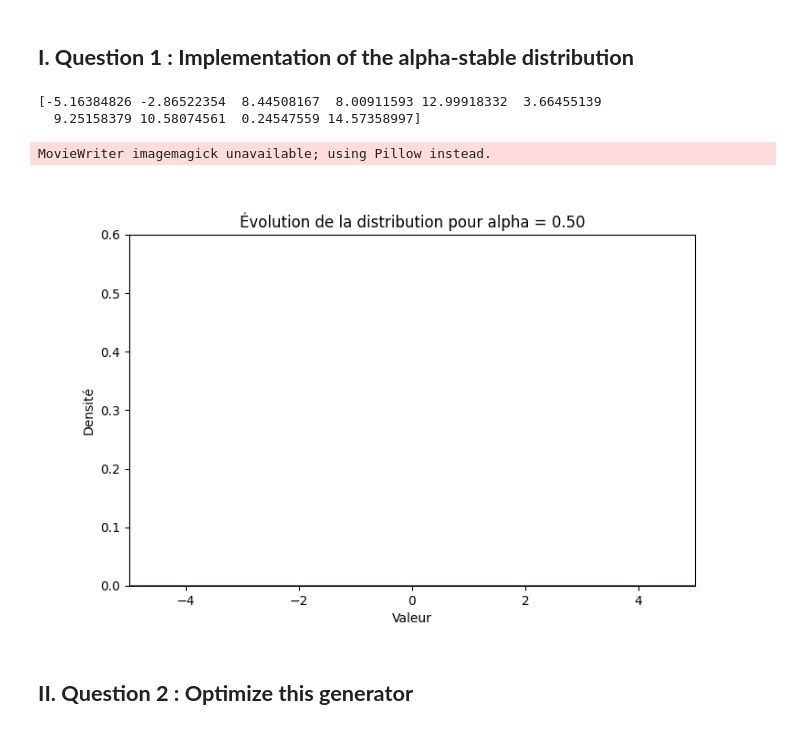
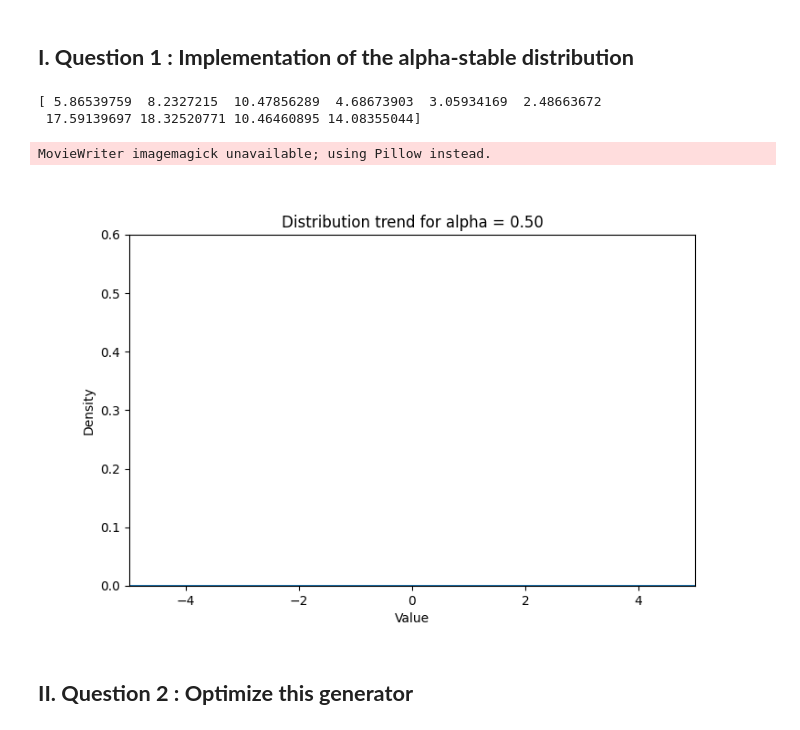
Before and after one commit to Arthurnoo/Monte-Carlo, a Jupyter notebook: main.ipynb, the cells around one changed output. Cells and saved outputs as stored; diff of their text form; code cells hidden in the pictures.

```diff
--- a/main.ipynb
+++ b/main.ipynb
@@ -31,30 +32,26 @@ from scipy.stats.qmc import Sobol, Halton
 # %% [markdown]
 ## **I. Question 1 : Implementation of the alpha-stable distribution**
 # %%
-def generate(n_values, alpha, beta, gamma, delta):
+def generate(n_value, alpha, beta, gamma, delta):
     """
-    Génère des échantillons suivant la loi alpha-stable S(alpha, beta, gamma, delta)
-    à l'aide de la méthode de Chambers-Mallows-Stuck.
+    Generates alpha-stable samples S(alpha, beta, gamma, delta) using the Chambers-Mallows-Stuck method.
 
-    Paramètres :
-    - n_values (int) : nombre de valeurs à générer
-    - alpha (float) ∈ (0, 2] : paramètre de stabilité
-    - beta (float) ∈ [-1, 1] : paramètre d'asymétrie
-    - gamma (float) > 0 : paramètre d’échelle
-    - delta (float) : paramètre de position
-
-    Retour :
-    - np.ndarray de taille n_values avec des réalisations de la loi stable.
+    Parameters :
+    - n_value (int) : number of values to generate
+    - alpha (float) ∈ (0, 2]
+    - beta (float) ∈ [-1, 1]
+    - gamma (float) > 0
+    - delta (float
     """
     if not (0 < alpha <= 2):
-        raise ValueError("alpha doit être dans l'intervalle (0, 2]")
+        raise ValueError("alpha must be in the range (0, 2]")
     if not (-1 <= beta <= 1):
-        raise ValueError("beta doit être dans l'intervalle [-1, 1]")
+        raise ValueError("beta must be in range [-1, 1]")
     if gamma <= 0:
-        raise ValueError("gamma doit être strictement positif")
+        raise ValueError("gamma must be strictly positive")
 
-    u = np.random.uniform(-np.pi/2, np.pi/2, n_values)
-    w = np.random.exponential(scale=1, size=n_values)
+    u = np.random.uniform(-np.pi/2, np.pi/2, n_value)
+    w = np.random.exponential(scale=1, size=n_value)
 
     def S_alpha_beta(alpha, beta):
         return (1 + (beta * np.tan(np.pi * alpha / 2))**2)**(1 / (2 * alpha))
@@ -75,42 +72,42 @@ def generate(n_values, alpha, beta, gamma, delta):
 # %%
 print(generate(10, 1.9, 0.8, 4, 9))
 # %% [output]
-[-5.16384826 -2.86522354  8.44508167  8.00911593 12.99918332  3.66455139
-  9.25158379 10.58074561  0.24547559 14.57358997]
+[ 5.86539759  8.2327215  10.47856289  4.68673903  3.05934169  2.48663672
+ 17.59139697 18.32520771 10.46460895 14.08355044]
 # %%
 # Parameter
 beta = 0
 gamma = 1
 delta = 0
 n_values = 5000
 alpha_values = np.linspace(0.5, 2, 30)  # Continuous evolution of alpha
 
 fig, ax = plt.subplots(figsize=(8, 5))
 
 def update(frame):
     ax.clear()
     alpha = alpha_values[frame]
     samples = generate(n_values, alpha, beta, gamma, delta)
     sns.kdeplot(samples, ax=ax, bw_adjust=1.5)
     ax.set_xlim(-5, 5)
     ax.set_ylim(0, 0.6)
-    ax.set_title(f"Évolution de la distribution pour alpha = {alpha:.2f}")
-    ax.set_xlabel("Valeur")
-    ax.set_ylabel("Densité")
+    ax.set_title(f"Distribution trend for alpha = {alpha:.2f}")
+    ax.set_xlabel("Value")
+    ax.set_ylabel("Density")
 
 # Animation creation
 anim = animation.FuncAnimation(fig, update, frames=len(alpha_values), repeat=True)
 
 # Record animation
 anim.save("evolution_alpha.gif", writer="imagemagick", fps=5)
 plt.close(fig)
 
 # To display the animation next
 from IPython.display import Image
 Image(filename="evolution_alpha.gif")
 # %% [output]
 MovieWriter imagemagick unavailable; using Pillow instead.
-[figure, old version]
+[figure, new version]
 # %% [markdown]
 ## **II. Question 2 : Optimize this generator**
 # %% [markdown]
```
Also changed, not shown: parts of 20 cells of this notebook, 1 other file.
